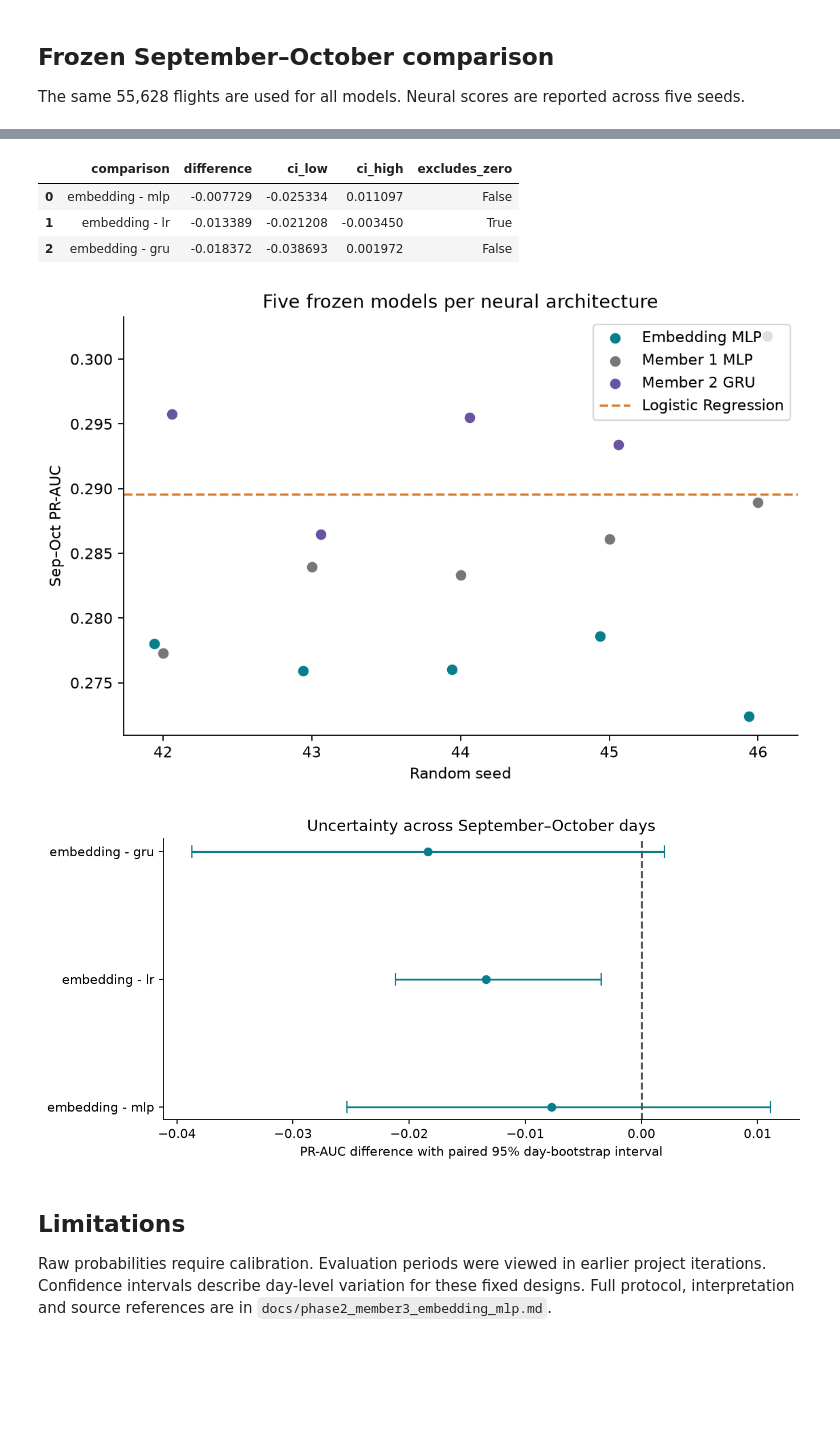
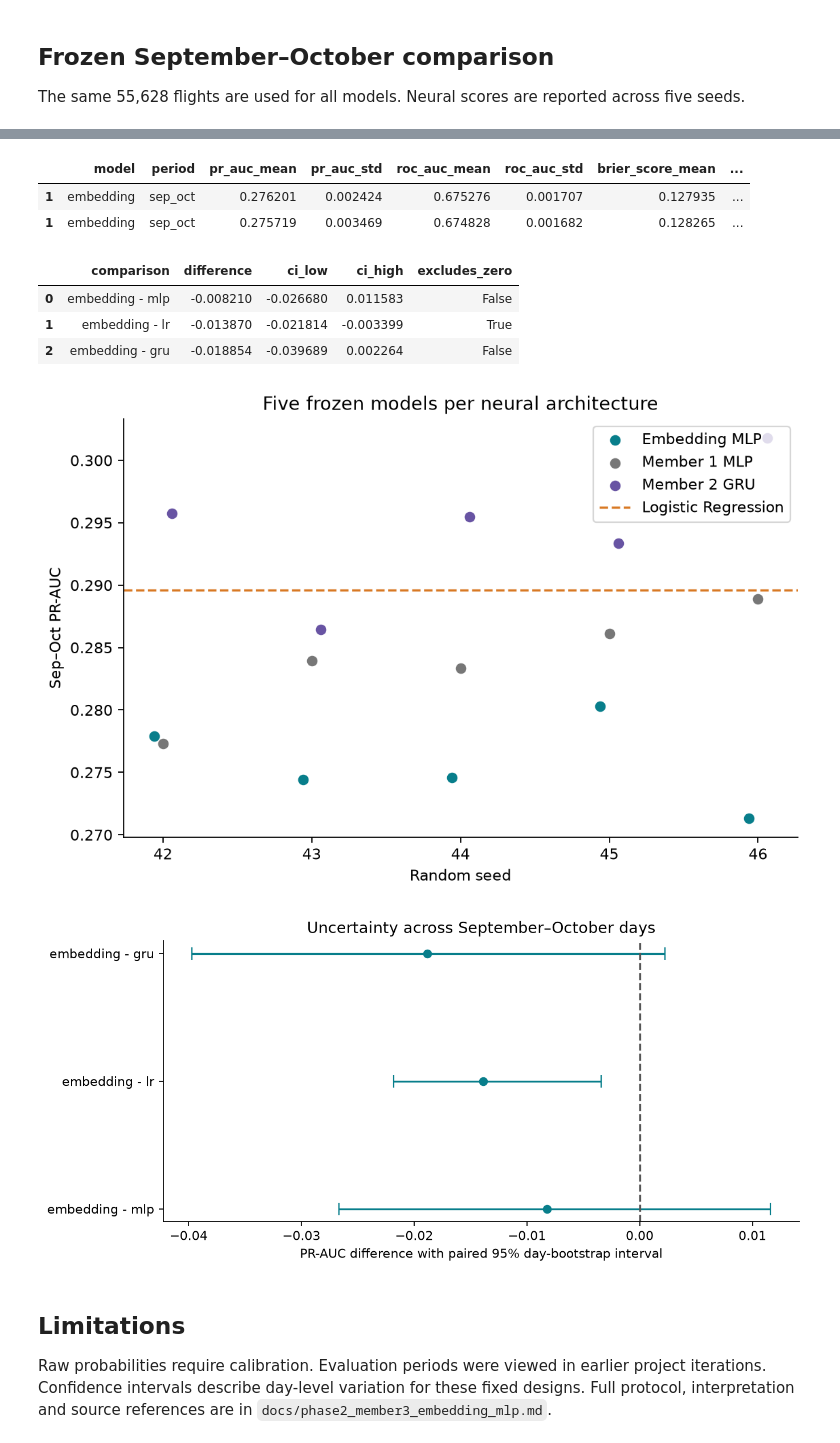
Before and after one commit to ganga-300/flight-delay-prediction, a Jupyter notebook: notebooks/phase2_member3_embedding_mlp.ipynb, the cells around one changed output, grey strips where cells are left out. Saved outputs shown, nothing was run; the diff lists cells and outputs as text; code cells hidden in the pictures; blank space fills up the shorter version.

```diff
--- a/notebooks/phase2_member3_embedding_mlp.ipynb
+++ b/notebooks/phase2_member3_embedding_mlp.ipynb
@@ -10,7 +12,7 @@ from IPython.display import Image, display
 ROOT = Path.cwd()
 if ROOT.name == 'notebooks':
     ROOT = ROOT.parent
-RESULT = ROOT / 'reports/results/phase2_member3'
+RESULT = ROOT / 'reports/results/phase2_member3/d307'
 selection = json.loads((RESULT / 'selection.json').read_text())
-display(pd.Series({k: selection['winner'][k] for k in ['run', 'learning_rate', 'hidden_dims', 'embedding_cap', 'best_epoch', 'august_pr_auc']}))
+display(pd.Series({k: selection['winner'][k] for k in ['run', 'learning_rate', 'hidden_dims', 'embedding_cap', 'dropout', 'batch_size', 'best_epoch', 'august_pr_auc']}))
 # %% [output]
@@ -28,7 +32,8 @@ All settings and epochs were selected on August PR-AUC.
 # %%
 display(pd.read_csv(RESULT / 'grid_august.csv'))
 display(pd.read_csv(RESULT / 'august_seed_selection.csv'))
-FIGURE = ROOT / 'reports/figures/phase2_member3'
+FIGURE = ROOT / 'reports/figures/phase2_member3/d307'
+display(Image(filename=str(FIGURE / 'august_grid.png')))
 display(Image(filename=str(FIGURE / 'embedding_architecture.png')))
 display(Image(filename=str(FIGURE / 'training_curves.png')))
 # %% [output]
@@ -56,6 +70,9 @@ The same 55,628 flights are used for all models. Neural scores are reported acro
 # %%
 comparison = pd.read_csv(RESULT / 'comparison.csv')
 display(comparison.query("period == 'sep_oct'"))
+previous = pd.read_csv(RESULT.parent / 'comparison.csv')
+versions = pd.concat([previous.assign(result='D-306 historical'), comparison.assign(result='D-307 final')])
+display(versions.query("model == 'embedding' and period == 'sep_oct'"))
 display(pd.read_csv(RESULT / 'bootstrap_pr_auc_differences.csv'))
 display(Image(filename=str(FIGURE / 'seed_comparison.png')))
 display(Image(filename=str(FIGURE / 'bootstrap_differences.png')))
@@ -65,12 +82,15 @@ display(Image(filename=str(FIGURE / 'bootstrap_differences.png')))
 | 4 | gru | sep_oct | 0.294573 | 0.005517 | 0.674338 | 0.003839 | 0.136002 | ... |
 | 7 | lr | sep_oct | 0.289590 | NaN | 0.679999 | NaN | 0.185537 | ... |
 | 10 | mlp | sep_oct | 0.283929 | 0.004295 | 0.671868 | 0.002738 | 0.133268 | ... |
-|  | comparison | difference | ci_low | ci_high | excludes_zero |
-| 0 | embedding - mlp | -0.007729 | -0.025334 | 0.011097 | False |
-| 1 | embedding - lr | -0.013389 | -0.021208 | -0.003450 | True |
-| 2 | embedding - gru | -0.018372 | -0.038693 | 0.001972 | False |
+|  | model | period | pr_auc_mean | pr_auc_std | roc_auc_mean | roc_auc_std | brier_score_mean | ... |
+| 1 | embedding | sep_oct | 0.276201 | 0.002424 | 0.675276 | 0.001707 | 0.127935 | ... |
+| 1 | embedding | sep_oct | 0.275719 | 0.003469 | 0.674828 | 0.001682 | 0.128265 | ... |
+|  | comparison | difference | ci_low | ci_high | excludes_zero |
+| 0 | embedding - mlp | -0.008210 | -0.026680 | 0.011583 | False |
+| 1 | embedding - lr | -0.013870 | -0.021814 | -0.003399 | True |
+| 2 | embedding - gru | -0.018854 | -0.039689 | 0.002264 | False |
-[figure, old version]
+[figure, new version]
-[figure, old version]
+[figure, new version]
 # %% [markdown]
 ## Limitations
 
```
Also changed, not shown: parts of 5 cells of this notebook, 17 other files.
